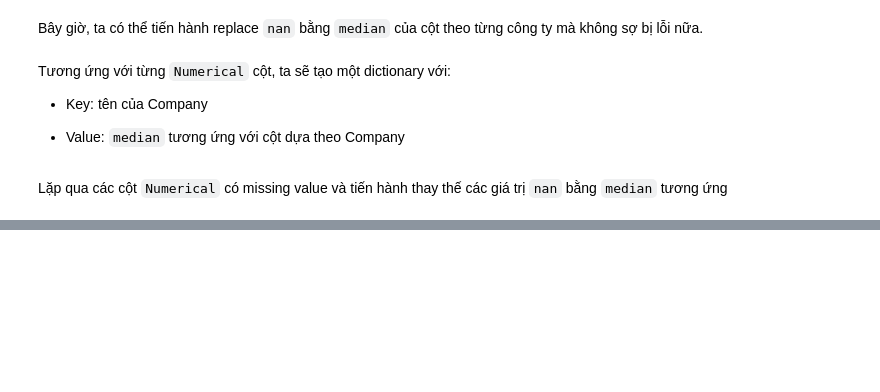
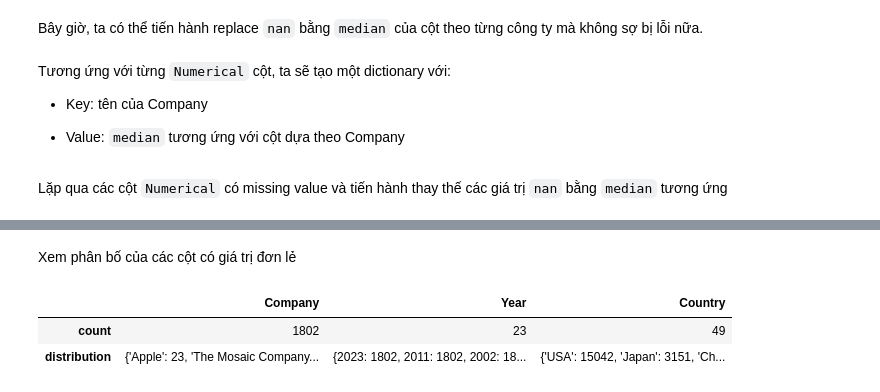
Before and after one commit to HuyAnhTon/Intro2DS_FinalProject, a Jupyter notebook: notebooks/data_explore.ipynb, the cells around one changed output, grey strips where cells are left out. Cells and saved outputs as stored; diff of their text form; code cells hidden in the pictures; blank space fills up the shorter version.

```diff
--- a/notebooks/data_explore.ipynb
+++ b/notebooks/data_explore.ipynb
@@ -441,0 +501,14 @@ memory usage: 4.4+ MB
+# %% [markdown]
+Xem phân bố của các cột có giá trị đơn lẻ
+# %%
+single_cat_cols = ["Company", "Year", "Country"]
+single_dist = raw_df[single_cat_cols].agg([
+    lambda x: x.nunique(),
+    lambda x: x.value_counts().to_dict()
+])
+single_dist.index = ["count", "distribution"]
+single_dist
+# %% [output]
+|  | Company | Year | Country |
+| count | 1802 | 23 | 49 |
+| distribution | {'Apple': 23, 'The Mosaic Company... | {2023: 1802, 2011: 1802, 2002: 18... | {'USA': 15042, 'Japan': 3151, 'Ch... |
```
Also changed, not shown: parts of 36 cells of this notebook, 3 other files.
